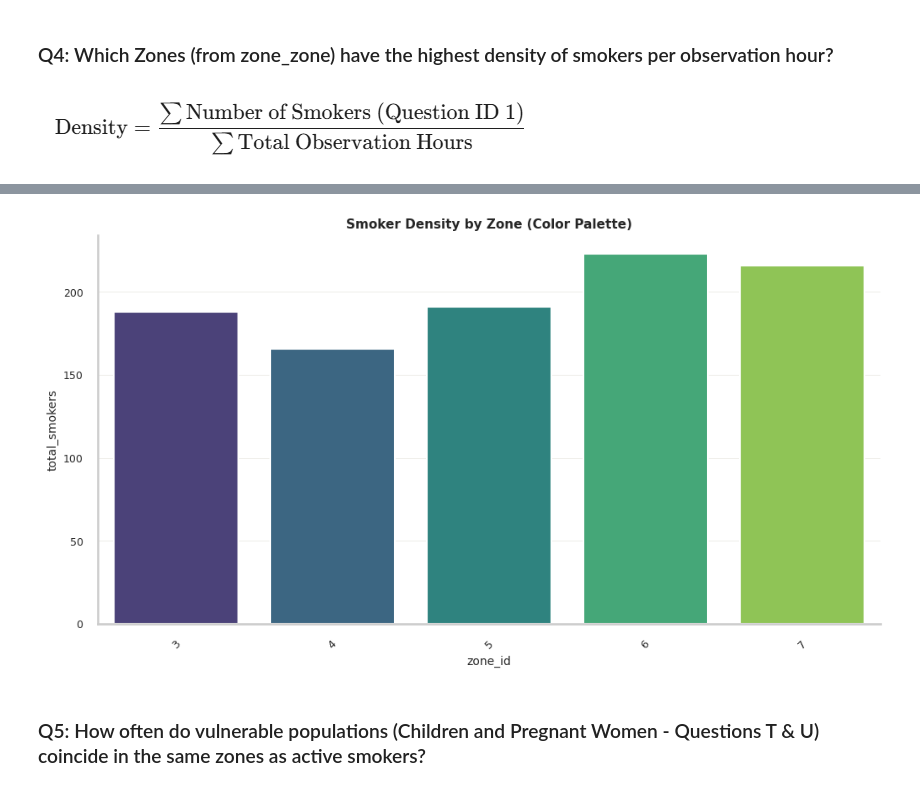
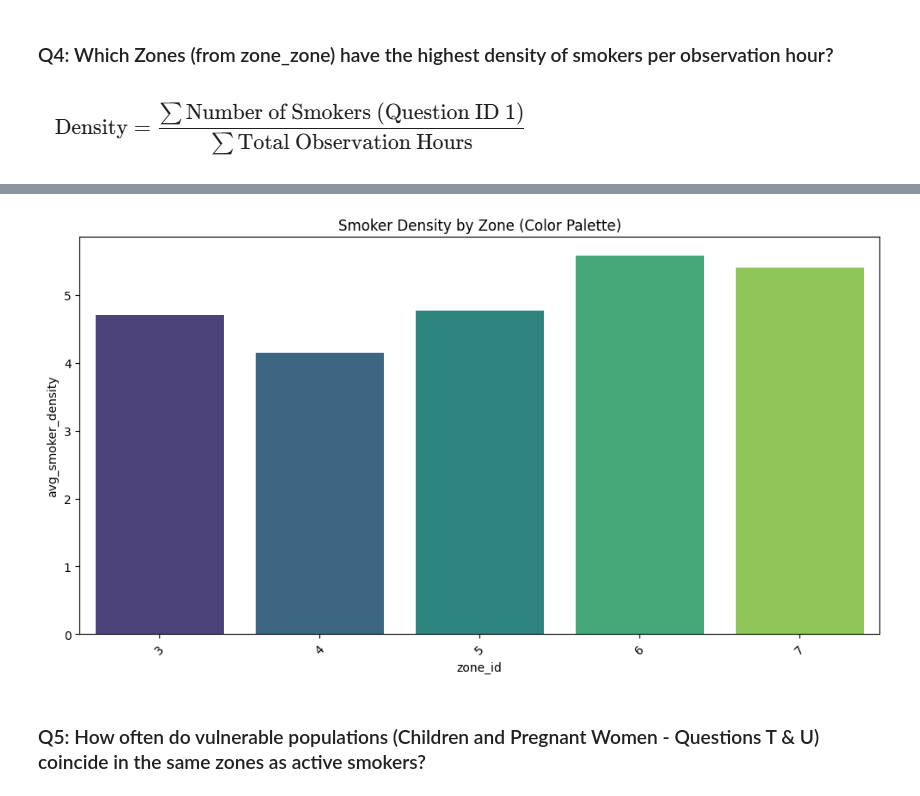
Before and after one commit to andresmg42/Analysis-POCUC-proyect, a Jupyter notebook: notebooks/analisis.ipynb, the cells around one changed output, grey strips where cells are left out. Cells and saved outputs as stored; diff of their text form; code cells hidden in the pictures.

```diff
--- a/notebooks/analisis.ipynb
+++ b/notebooks/analisis.ipynb
@@ -760,25 +804,23 @@ plt.show()
 # %%
 import seaborn as sns
 import matplotlib.pyplot as plt
 
-
 plt.figure(figsize=(12, 6))
-
 
 sns.barplot(
     x='zone_id',
-    y='total_smokers',
+    y='avg_smoker_density',
     data=df_pivot,
     palette='viridis',
     hue='zone_name',
     legend=False
 )
 
 plt.title("Smoker Density by Zone (Color Palette)")
 plt.xticks(rotation=45)
 plt.show()
 # %% [output]
-[figure, old version]
+[figure, new version]
 # %% [markdown]
 ### Q5: How often do vulnerable populations (Children and Pregnant Women - Questions T & U) coincide in the same zones as active smokers?
 # %%
```
Also changed, not shown: parts of 13 cells of this notebook, 1 other file.
